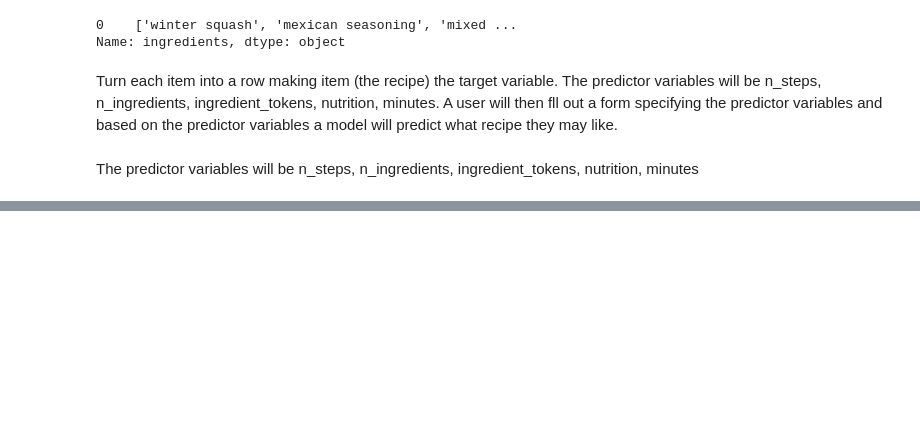
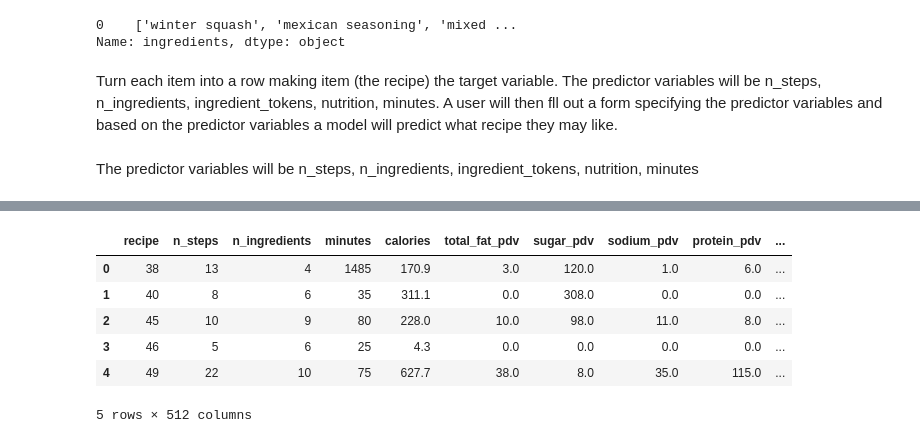
Before and after one commit to robertturro/Recipe-Recommender, a Jupyter notebook: data_preprocessing.ipynb, the cells around one changed output, grey strips where cells are left out. Saved outputs shown, nothing was run; the diff lists cells and outputs as text; code cells hidden in the pictures; blank space fills up the shorter version.

```diff
--- a/data_preprocessing.ipynb
+++ b/data_preprocessing.ipynb
@@ -129,0 +176,20 @@ new_df2.head()
+# %%
+new_ingreds = []
+
+for i in range(len(new_df2)):
+    lst = new_df2['ingredients'][i]
+    new_lst = []
+
+    for j in range(len(lst)):
+        if lst[j] in cnt_sort:
+            new_lst.append(lst[j])
+        else:
+            continue
+
+    if len(new_lst) == 0:
+        new_lst.append("Other")
+
+    new_ingreds.append(new_lst)
+
+new_df2 = new_df2.drop('ingredients',axis=1)
+new_df2['ingredients'] = new_ingreds
@@ -130,3 +204,13 @@ new_df2.head()
+# %%
+final_df.head()
+# %% [output]
+|  | recipe | n_steps | n_ingredients | minutes | calories | total_fat_pdv | sugar_pdv | sodium_pdv | protein_pdv | ... |
+| 0 | 38 | 13 | 4 | 1485 | 170.9 | 3.0 | 120.0 | 1.0 | 6.0 | ... |
+| 1 | 40 | 8 | 6 | 35 | 311.1 | 0.0 | 308.0 | 0.0 | 0.0 | ... |
+| 2 | 45 | 10 | 9 | 80 | 228.0 | 10.0 | 98.0 | 11.0 | 8.0 | ... |
+| 3 | 46 | 5 | 6 | 25 | 4.3 | 0.0 | 0.0 | 0.0 | 0.0 | ... |
+| 4 | 49 | 22 | 10 | 75 | 627.7 | 38.0 | 8.0 | 35.0 | 115.0 | ... |
+5 rows × 512 columns
 # %%
 raw_recipes2[raw_recipes2['id'] == 38]
 # %% [output]
```
Also changed, not shown: parts of 17 cells of this notebook.
